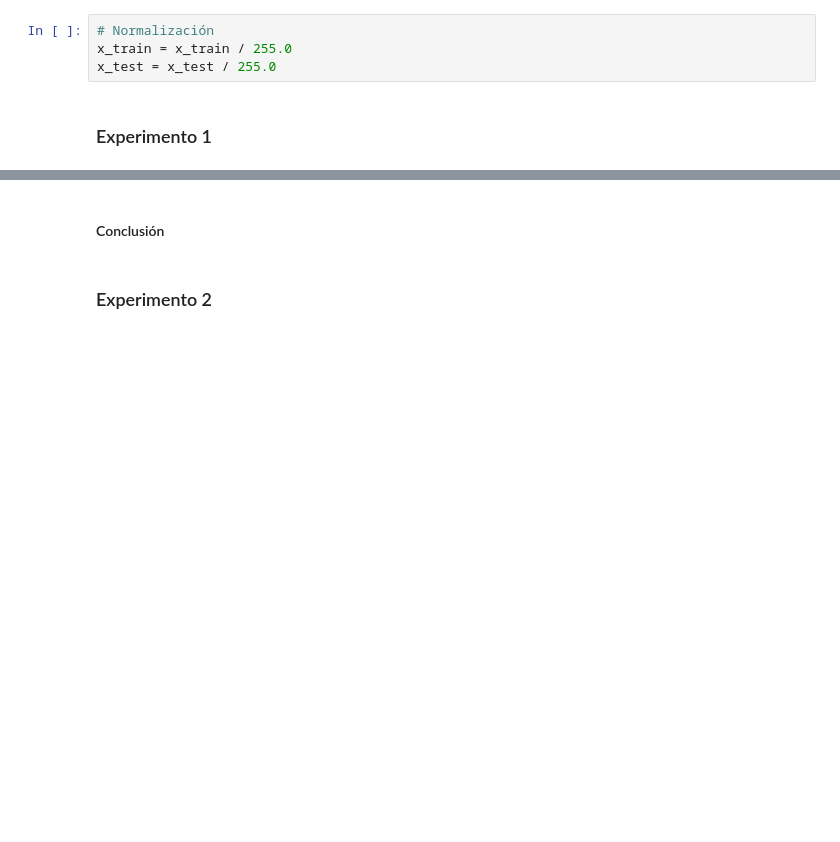
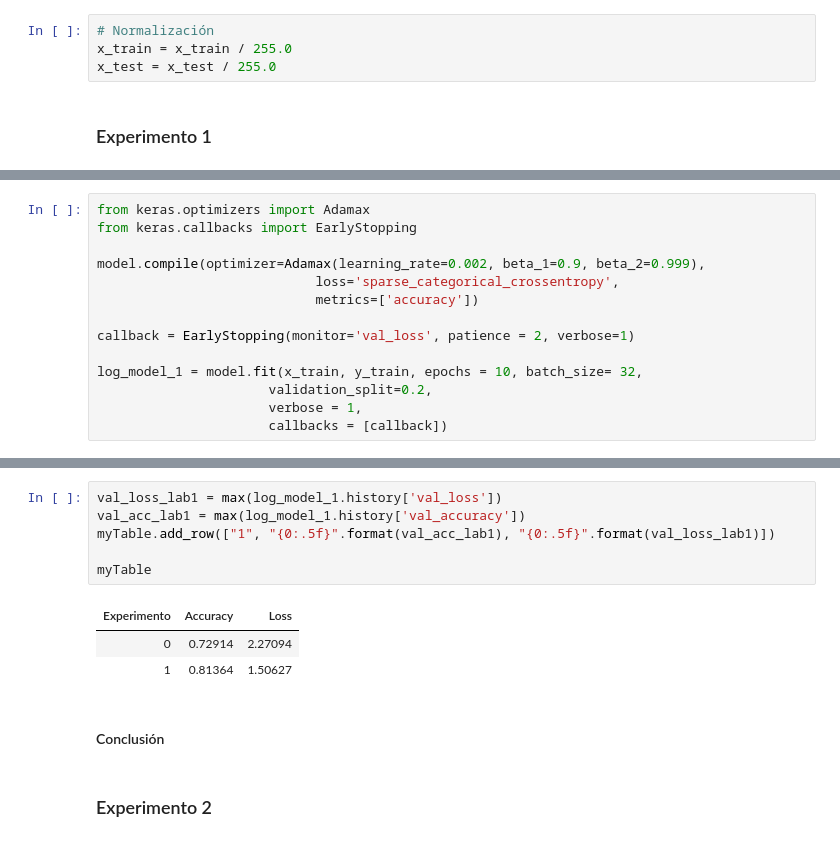
Before and after one commit to adronmarsh/IA, a Jupyter notebook: Sistemas_de_Aprendizaje_Automático/U005-Entrenamiento_redes_neuronales/Redes_Neuronales_Convulacionales/Lab_4_Arquitecturas_CNN.ipynb, the cells around one changed output, grey strips where cells are left out. Drawn from its saved outputs; the diff is of its cells as text; blank space fills up the shorter version.

```diff
--- a/Sistemas_de_Aprendizaje_Automático/U005-Entrenamiento_redes_neuronales/Redes_Neuronales_Convulacionales/Lab_4_Arquitecturas_CNN.ipynb
+++ b/Sistemas_de_Aprendizaje_Automático/U005-Entrenamiento_redes_neuronales/Redes_Neuronales_Convulacionales/Lab_4_Arquitecturas_CNN.ipynb
@@ -272,0 +279,14 @@ model.add(layers.Dense(18, activation='softmax'))
+# %%
+from keras.optimizers import Adamax
+from keras.callbacks import EarlyStopping
+
+model.compile(optimizer=Adamax(learning_rate=0.002, beta_1=0.9, beta_2=0.999),
+                            loss='sparse_categorical_crossentropy',
+                            metrics=['accuracy'])
+
+callback = EarlyStopping(monitor='val_loss', patience = 2, verbose=1)
+
+log_model_1 = model.fit(x_train, y_train, epochs = 10, batch_size= 32,
+                      validation_split=0.2,
+                      verbose = 1,
+                      callbacks = [callback])
@@ -273,3 +311,13 @@ model.add(layers.Dense(18, activation='softmax'))
+# %%
+val_loss_lab1 = max(log_model_1.history['val_loss'])
+val_acc_lab1 = max(log_model_1.history['val_accuracy'])
+myTable.add_row(["1", "{0:.5f}".format(val_acc_lab1), "{0:.5f}".format(val_loss_lab1)])
+
+myTable
+# %% [output]
+| Experimento | Accuracy | Loss |
+| 0 | 0.72914 | 2.27094 |
+| 1 | 0.81364 | 1.50627 |
 # %% [markdown]
 #### Conclusión
 # %% [markdown]
```
Also changed, not shown: parts of 4 cells of this notebook.
